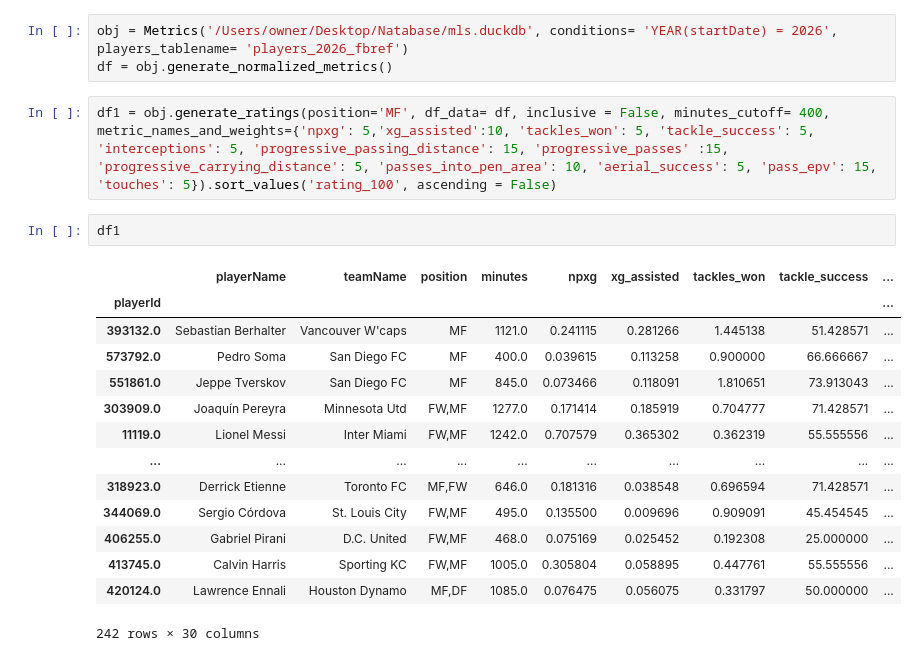
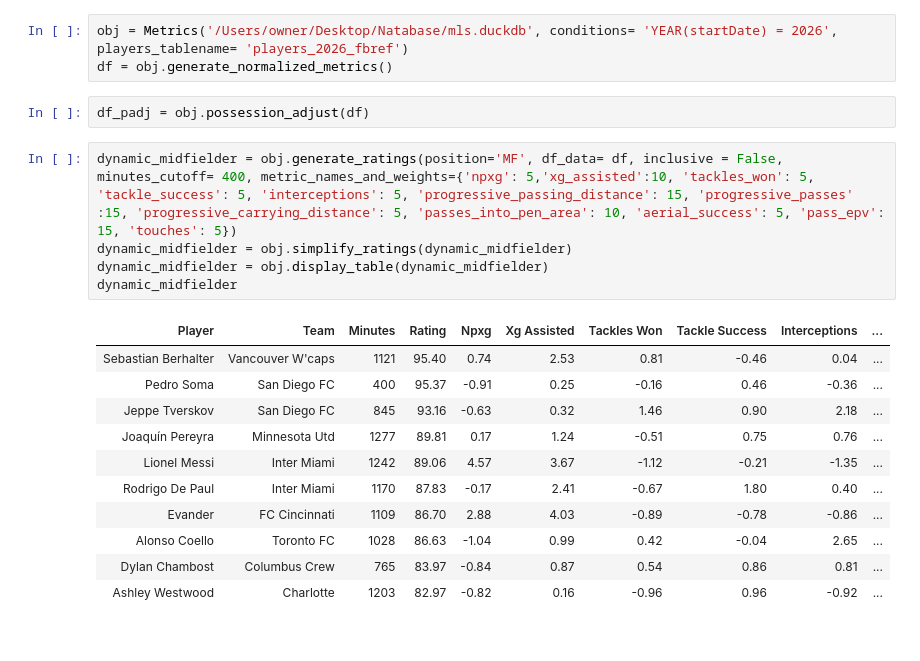
Before and after one commit to nkrackeler30/MLSCompRatingArticle, a Jupyter notebook: CompRatingArticle.ipynb, the cells around one changed output. Saved outputs shown, nothing was run; the diff lists cells and outputs as text.

```diff
--- a/CompRatingArticle.ipynb
+++ b/CompRatingArticle.ipynb
@@ -355,23 +448,23 @@ class Metrics:
 # %%
 obj = Metrics('/Users/owner/Desktop/Natabase/mls.duckdb', conditions= 'YEAR(startDate) = 2026', players_tablename= 'players_2026_fbref')
 df = obj.generate_normalized_metrics()
+# %%
+df_padj = obj.possession_adjust(df)
 # %%
-df1 = obj.generate_ratings(position='MF', df_data= df, inclusive = False, minutes_cutoff= 400, metric_names_and_weights={'npxg': 5,'xg_assisted':10, 'tackles_won': 5, 'tackle_success': 5, 'interceptions': 5, 'progressive_passing_distance': 15, 'progressive_passes' :15, 'progressive_carrying_distance': 5, 'passes_into_pen_area': 10, 'aerial_success': 5, 'pass_epv': 15, 'touches': 5}).sort_values('rating_100', ascending = False)
+dynamic_midfielder = obj.generate_ratings(position='MF', df_data= df, inclusive = False, minutes_cutoff= 400, metric_names_and_weights={'npxg': 5,'xg_assisted':10, 'tackles_won': 5, 'tackle_success': 5, 'interceptions': 5, 'progressive_passing_distance': 15, 'progressive_passes' :15, 'progressive_carrying_distance': 5, 'passes_into_pen_area': 10, 'aerial_success': 5, 'pass_epv': 15, 'touches': 5})
+dynamic_midfielder = obj.simplify_ratings(dynamic_midfielder)
+dynamic_midfielder = obj.display_table(dynamic_midfielder)
+dynamic_midfielder
+# %% [output]
+| Player | Team | Minutes | Rating | Npxg | Xg Assisted | Tackles Won | Tackle Success | Interceptions | ... |
+| Sebastian Berhalter | Vancouver W'caps | 1121 | 95.40 | 0.74 | 2.53 | 0.81 | -0.46 | 0.04 | ... |
+| Pedro Soma | San Diego FC | 400 | 95.37 | -0.91 | 0.25 | -0.16 | 0.46 | -0.36 | ... |
+| Jeppe Tverskov | San Diego FC | 845 | 93.16 | -0.63 | 0.32 | 1.46 | 0.90 | 2.18 | ... |
+| Joaquín Pereyra | Minnesota Utd | 1277 | 89.81 | 0.17 | 1.24 | -0.51 | 0.75 | 0.76 | ... |
+| Lionel Messi | Inter Miami | 1242 | 89.06 | 4.57 | 3.67 | -1.12 | -0.21 | -1.35 | ... |
+| Rodrigo De Paul | Inter Miami | 1170 | 87.83 | -0.17 | 2.41 | -0.67 | 1.80 | 0.40 | ... |
+| Evander | FC Cincinnati | 1109 | 86.70 | 2.88 | 4.03 | -0.89 | -0.78 | -0.86 | ... |
+| Alonso Coello | Toronto FC | 1028 | 86.63 | -1.04 | 0.99 | 0.42 | -0.04 | 2.65 | ... |
+| Dylan Chambost | Columbus Crew | 765 | 83.97 | -0.84 | 0.87 | 0.54 | 0.86 | 0.81 | ... |
+| Ashley Westwood | Charlotte | 1203 | 82.97 | -0.82 | 0.16 | -0.96 | 0.96 | -0.92 | ... |
-# %%
-df1
-# %% [output]
-|  | playerName | teamName | position | minutes | npxg | xg_assisted | tackles_won | tackle_success | ... |
-| playerId |  |  |  |  |  |  |  |  | ... |
-| 393132.0 | Sebastian Berhalter | Vancouver W'caps | MF | 1121.0 | 0.241115 | 0.281266 | 1.445138 | 51.428571 | ... |
-| 573792.0 | Pedro Soma | San Diego FC | MF | 400.0 | 0.039615 | 0.113258 | 0.900000 | 66.666667 | ... |
-| 551861.0 | Jeppe Tverskov | San Diego FC | MF | 845.0 | 0.073466 | 0.118091 | 1.810651 | 73.913043 | ... |
-| 303909.0 | Joaquín Pereyra | Minnesota Utd | FW,MF | 1277.0 | 0.171414 | 0.185919 | 0.704777 | 71.428571 | ... |
-| 11119.0 | Lionel Messi | Inter Miami | FW,MF | 1242.0 | 0.707579 | 0.365302 | 0.362319 | 55.555556 | ... |
-| ... | ... | ... | ... | ... | ... | ... | ... | ... | ... |
-| 318923.0 | Derrick Etienne | Toronto FC | MF,FW | 646.0 | 0.181316 | 0.038548 | 0.696594 | 71.428571 | ... |
-| 344069.0 | Sergio Córdova | St. Louis City | FW,MF | 495.0 | 0.135500 | 0.009696 | 0.909091 | 45.454545 | ... |
-| 406255.0 | Gabriel Pirani | D.C. United | FW,MF | 468.0 | 0.075169 | 0.025452 | 0.192308 | 25.000000 | ... |
-| 413745.0 | Calvin Harris | Sporting KC | FW,MF | 1005.0 | 0.305804 | 0.058895 | 0.447761 | 55.555556 | ... |
-| 420124.0 | Lawrence Ennali | Houston Dynamo | MF,DF | 1085.0 | 0.076475 | 0.056075 | 0.331797 | 50.000000 | ... |
-242 rows × 30 columns
 # %%
```
Also changed, not shown: parts of 11 cells of this notebook.
